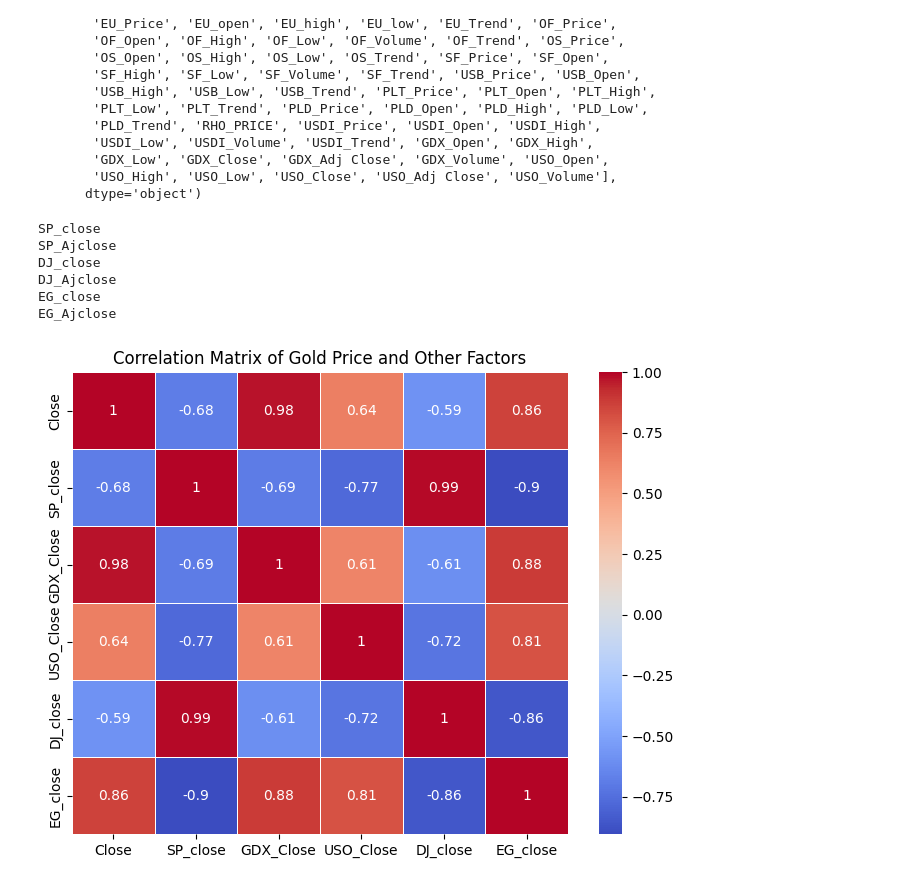
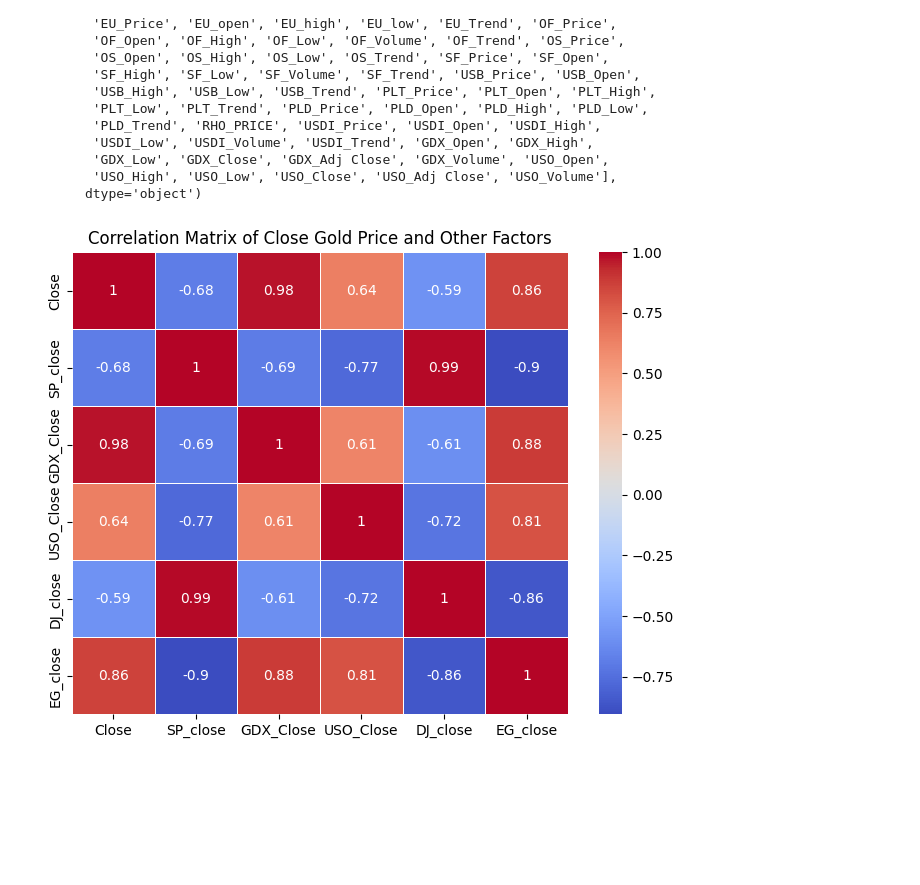
Before and after one commit to aiaaee/Gold-Price-Prediction, a Jupyter notebook: Gold_Price_Prediction.ipynb, the cells around one changed output. Drawn from its saved outputs; the diff is of its cells as text; code cells hidden in the pictures; blank space fills up the shorter version.

```diff
--- a/Gold_Price_Prediction.ipynb
+++ b/Gold_Price_Prediction.ipynb
@@ -66,23 +66,16 @@ Index(['Date', 'Open', 'High', 'Low', 'Close', 'Adj Close', 'Volume',
       dtype='object')
 # %%
 for i in data.columns :
-  if 'Close' and 'close' in i :
+  if 'price' in i :
     print(i)
-# %% [output]
-SP_close
-SP_Ajclose
-DJ_close
-DJ_Ajclose
-EG_close
-EG_Ajclose
 # %%
 data_corr =  data.drop('Date' , axis=1)
-correlation = data[['Close', 'SP_close' , 'GDX_Close' , 'USO_Close', 'DJ_close' , 'EG_close']].corr()
+close_correlation = data[['Close', 'SP_close' , 'GDX_Close' , 'USO_Close', 'DJ_close' , 'EG_close']].corr()
 
 plt.figure(figsize=(8, 6))
-sns.heatmap(correlation, annot=True, cmap='coolwarm', linewidths=0.5)
+sns.heatmap(close_correlation, annot=True, cmap='coolwarm', linewidths=0.5)
 
-plt.title("Correlation Matrix of Gold Price and Other Factors")
+plt.title("Correlation Matrix of Close Gold Price and Other Factors")
 plt.show()
 # %% [output]
-[figure, old version]
+[figure, new version]
```
Also changed, not shown: parts of 3 cells of this notebook.
